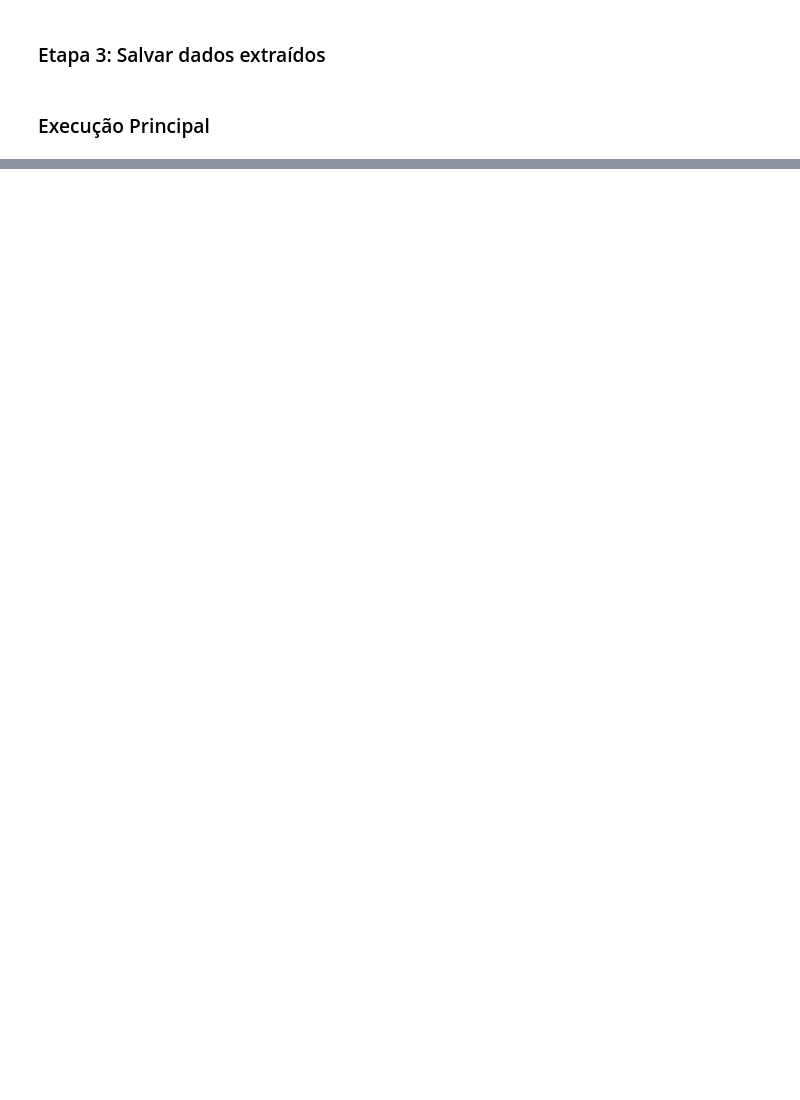
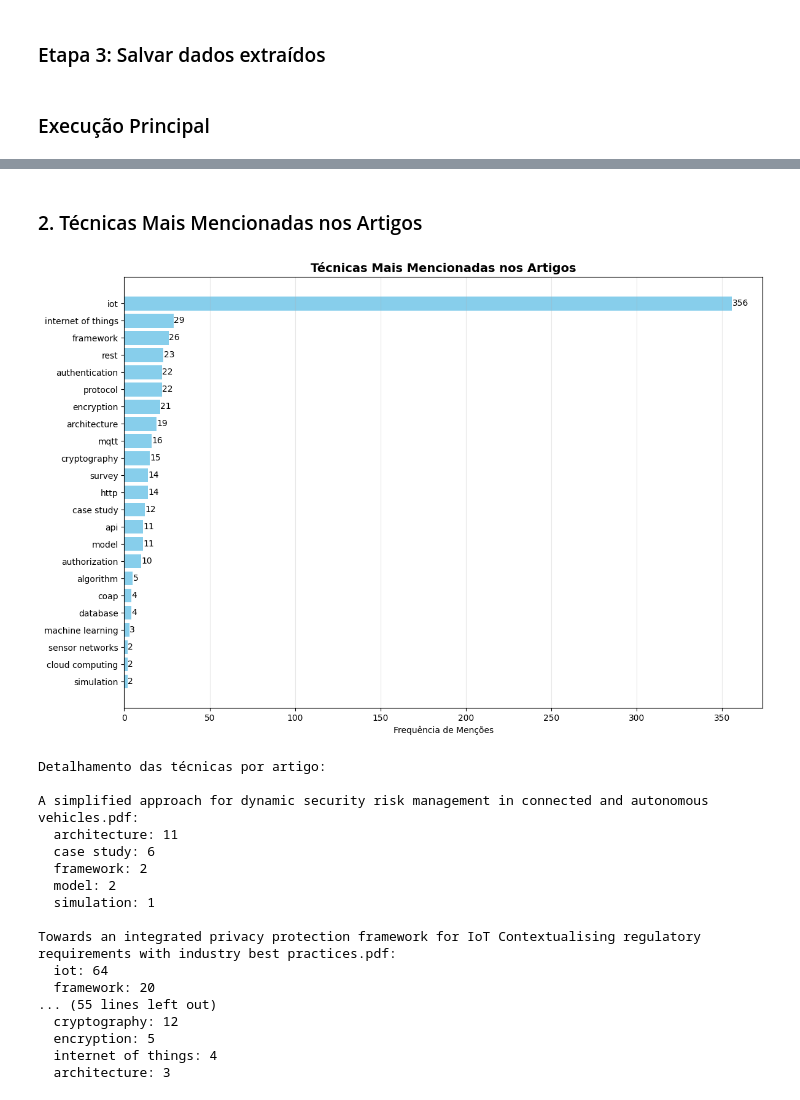
Before and after one commit to GustavoGNZ/trabalho2-ia, a Jupyter notebook: main.ipynb, the cells around one changed output, grey strips where cells are left out. Saved outputs shown, nothing was run; the diff lists cells and outputs as text; code cells hidden in the pictures; blank space fills up the shorter version.

Commit message:
analisa etapa1

```diff
--- a/main.ipynb
+++ b/main.ipynb
@@ -241,0 +604,63 @@ etapa3_salvar_dados(infos)
+# %% [markdown]
+### 2. Técnicas Mais Mencionadas nos Artigos
+# %%
+def analisar_tecnicas_mencionadas(artigos):
+    # Consolidar todas as técnicas mencionadas
+    todas_tecnicas = Counter()
+    for artigo in artigos:
+        todas_tecnicas.update(artigo.tecnicas_mencionadas)
+
+    # Filtrar técnicas com pelo menos 2 menções
+    tecnicas_relevantes = {tecnica: freq for tecnica, freq in todas_tecnicas.items() if freq >= 2}
+
+    if not tecnicas_relevantes:
+        print("Nenhuma técnica encontrada com frequência suficiente.")
+        return
+
+    # Criar DataFrame para visualização
+    df_tecnicas = pd.DataFrame(list(tecnicas_relevantes.items()), columns=['Técnica', 'Frequência'])
+    df_tecnicas = df_tecnicas.sort_values('Frequência', ascending=True)
+
+    # Gráfico de barras horizontais
+    plt.figure(figsize=(12, 8))
+    bars = plt.barh(df_tecnicas['Técnica'], df_tecnicas['Frequência'], color='skyblue')
+    plt.xlabel('Frequência de Menções')
+    plt.title('Técnicas Mais Mencionadas nos Artigos', fontsize=14, fontweight='bold')
+    plt.grid(axis='x', alpha=0.3)
+
+    # Adicionar valores nas barras
+    for i, bar in enumerate(bars):
+        plt.text(bar.get_width() + 0.1, bar.get_y() + bar.get_height()/2,
+                str(int(bar.get_width())), ha='left', va='center')
+
+    plt.tight_layout()
+    plt.show()
+
+    # Mostrar detalhes por artigo
+    print("\nDetalhamento das técnicas por artigo:")
+    for artigo in artigos:
+        if artigo.tecnicas_mencionadas:
+            print(f"\n{artigo.nome}:")
+            for tecnica, freq in artigo.tecnicas_mencionadas.most_common(5):
+                print(f"  {tecnica}: {freq}")
+
+analisar_tecnicas_mencionadas(artigos)
+# %% [output]
+[figure, added]
+Detalhamento das técnicas por artigo:
+
+A simplified approach for dynamic security risk management in connected and autonomous vehicles.pdf:
+  architecture: 11
+  case study: 6
+  framework: 2
+  model: 2
+  simulation: 1
+
+Towards an integrated privacy protection framework for IoT Contextualising regulatory requirements with industry best practices.pdf:
+  iot: 64
+  framework: 20
+... (55 lines left out)
+  cryptography: 12
+  encryption: 5
+  internet of things: 4
+  architecture: 3
```
Also changed, not shown: parts of 21 cells of this notebook.
